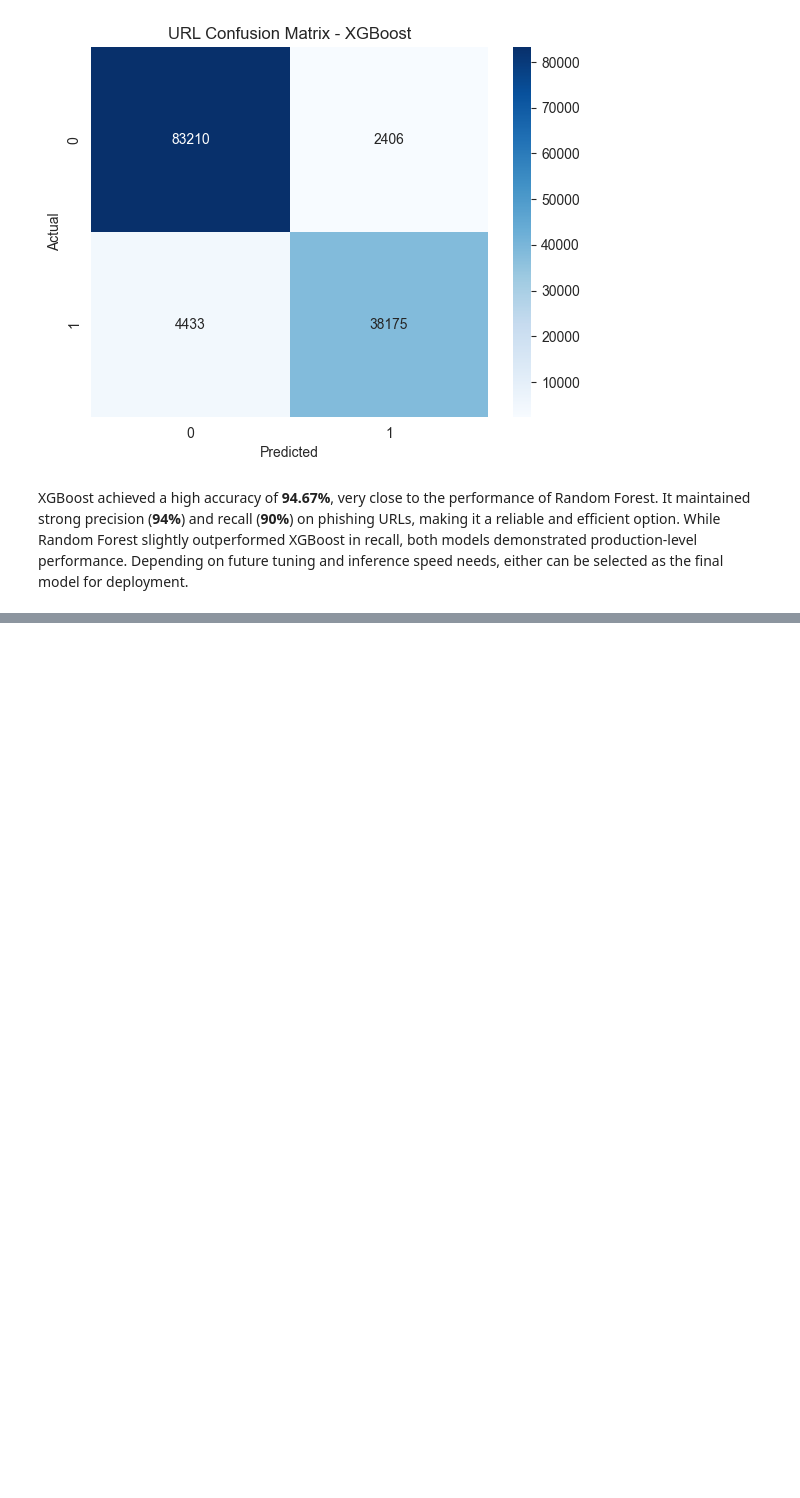
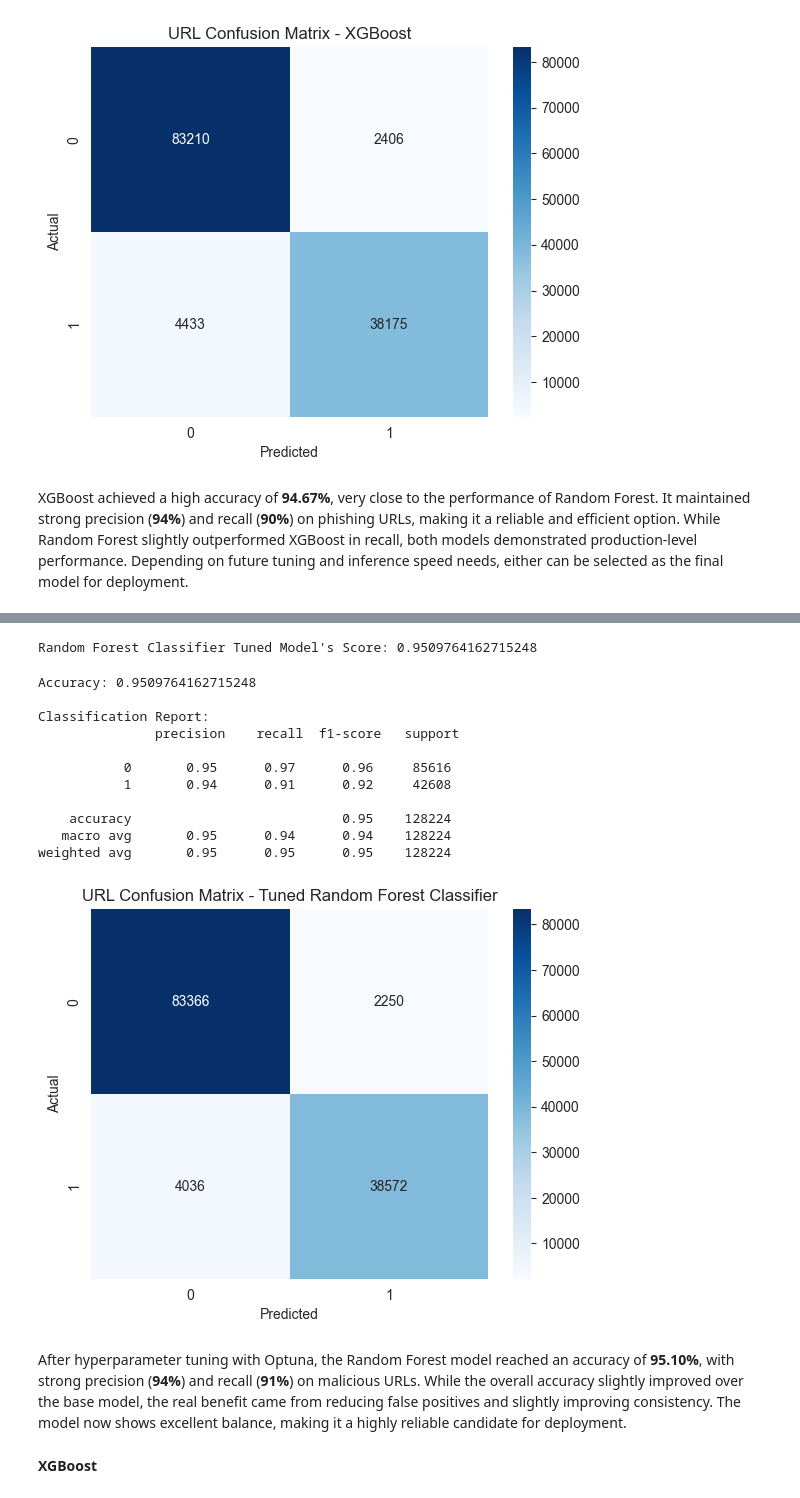
Before and after one commit to otuemre/EmailPhishingDetection, a Jupyter notebook: notebooks/02_url_training.ipynb, the cells around one changed output, grey strips where cells are left out. Cells and saved outputs as stored; diff of their text form; code cells hidden in the pictures; blank space fills up the shorter version.

Commit message:
Finish Hyperparameter Tuning

```diff
--- a/notebooks/02_url_training.ipynb
+++ b/notebooks/02_url_training.ipynb
@@ -421,0 +444,8 @@ XGBoost achieved a high accuracy of **94.67%**, very close to the performance of
+# %%
+# Run Optuna Study
+study_rf = optuna.create_study(direction='maximize')
+study_rf.optimize(objective_rf, n_trials=30)
+
+# Best Parameters
+print("Best Hyperparameters for Random Forest:")
+print(study_rf.best_params)
@@ -421,0 +472,46 @@ XGBoost achieved a high accuracy of **94.67%**, very close to the performance of
+# %%
+# Train the Final Tuned Model
+rf_model = RandomForestClassifier(**study_rf.best_params, random_state=42)
+rf_model.fit(X_train, y_train)
+
+# Print the Score
+rf_score = rf_model.score(X_test, y_test)
+print(f"Random Forest Classifier Tuned Model's Score: {rf_score}")
+
+# Get the Predictions
+y_pred_rf = rf_model.predict(X_test)
+# %% [output]
+Random Forest Classifier Tuned Model's Score: 0.9509764162715248
+# %%
+# Accuracy
+print("Accuracy:", accuracy_score(y_test, y_pred_rf))
+
+# Detailed Report
+print("\nClassification Report:\n", classification_report(y_test, y_pred_rf))
+
+# Confusion Matrix
+sns.heatmap(confusion_matrix(y_test, y_pred_rf), annot=True, fmt='d', cmap='Blues')
+plt.title('URL Confusion Matrix - Tuned Random Forest Classifier')
+plt.xlabel('Predicted')
+plt.ylabel('Actual')
+
+# Save the Plot
+plt.savefig(fname='../images/URL_Tuned_Random_Forest_Confusion_Matrix.png')
+plt.show()
+# %% [output]
+Accuracy: 0.9509764162715248
+
+Classification Report:
+               precision    recall  f1-score   support
+
+           0       0.95      0.97      0.96     85616
+           1       0.94      0.91      0.92     42608
+
+    accuracy                           0.95    128224
+   macro avg       0.95      0.94      0.94    128224
+weighted avg       0.95      0.95      0.95    128224
+[figure, added]
+# %% [markdown]
+After hyperparameter tuning with Optuna, the Random Forest model reached an accuracy of **95.10%**, with strong precision (**94%**) and recall (**91%**) on malicious URLs. While the overall accuracy slightly improved over the base model, the real benefit came from reducing false positives and slightly improving consistency. The model now shows excellent balance, making it a highly reliable candidate for deployment.
+# %% [markdown]
+**XGBoost**
```
Also changed, not shown: parts of 10 cells of this notebook, 3 other files.
